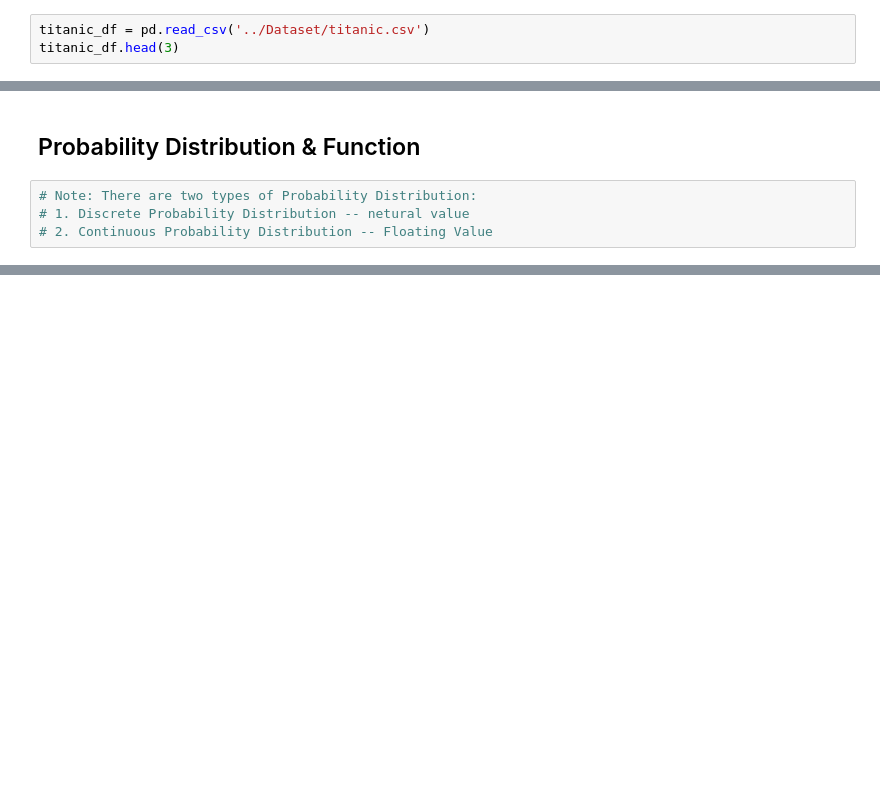
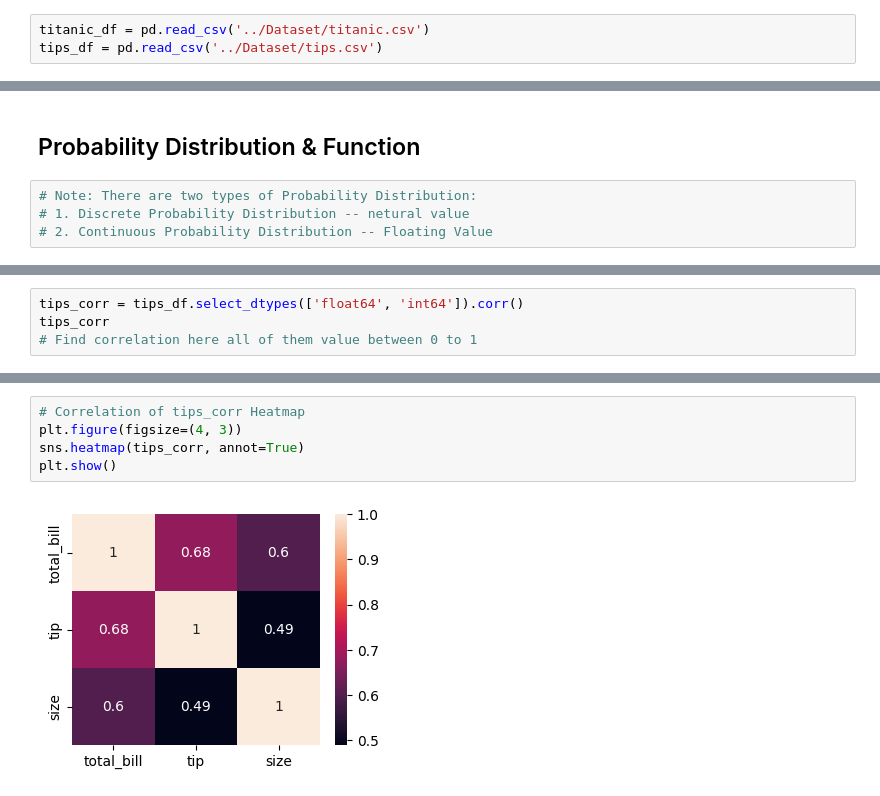
Before and after one commit to lukhi-laksh/Machine-Learning, a Jupyter notebook: Data Science Maths/Basic.ipynb, the cells around one changed output, grey strips where cells are left out. Cells and saved outputs as stored; diff of their text form; blank space fills up the shorter version.

```diff
--- a/Data Science Maths/Basic.ipynb
+++ b/Data Science Maths/Basic.ipynb
@@ -6,3 +10,3 @@ import seaborn as sns
 # %%
 titanic_df = pd.read_csv('../Dataset/titanic.csv')
-titanic_df.head(3)
+tips_df = pd.read_csv('../Dataset/tips.csv')
@@ -276,0 +337,4 @@ plt.show() # Here we can show mean = median = mode this is normal skewed
+# %%
+tips_corr = tips_df.select_dtypes(['float64', 'int64']).corr()
+tips_corr
+# Find correlation here all of them value between 0 to 1
@@ -276,0 +355,7 @@ plt.show() # Here we can show mean = median = mode this is normal skewed
+# %%
+# Correlation of tips_corr Heatmap
+plt.figure(figsize=(4, 3))
+sns.heatmap(tips_corr, annot=True)
+plt.show()
+# %% [output]
+[figure, added]
```
Also changed, not shown: parts of 29 cells of this notebook, 1 other file.
